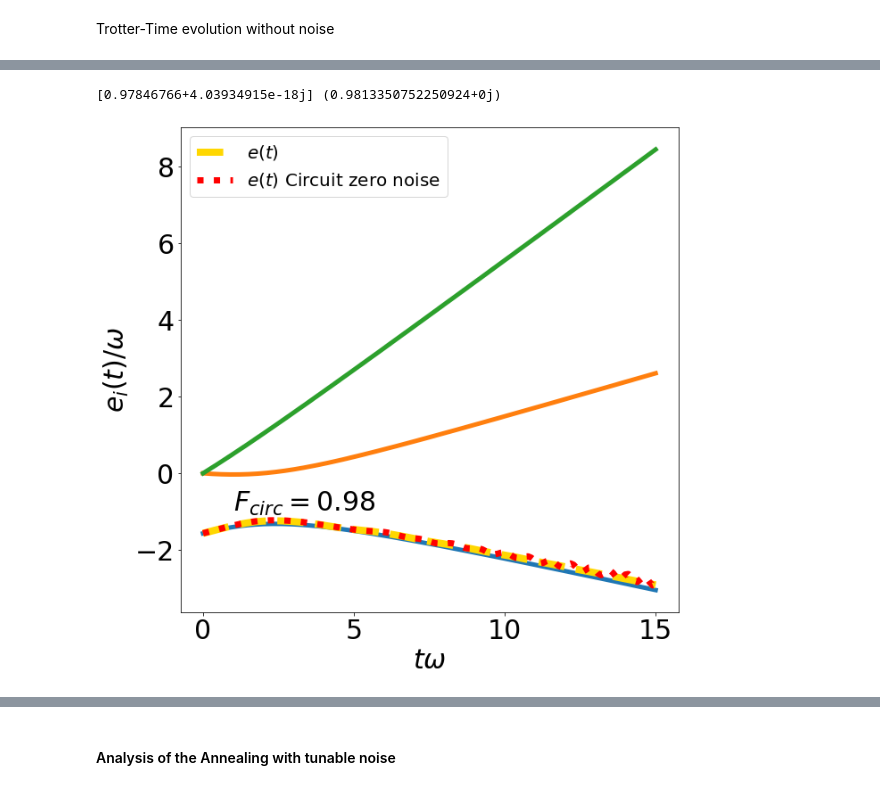
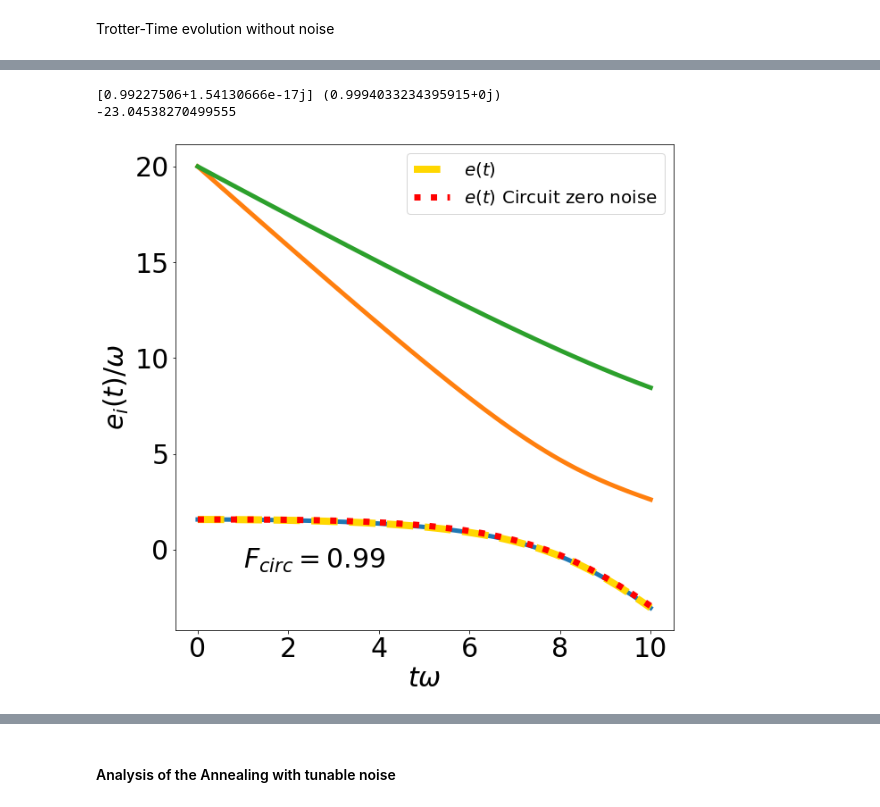
Before and after one commit to emacosta95/2nd_qa4nsm, a Jupyter notebook: ImplementationonQiskit.ipynb, the cells around one changed output, grey strips where cells are left out. Cells and saved outputs as stored; diff of their text form; code cells hidden in the pictures.

```diff
--- a/ImplementationonQiskit.ipynb
+++ b/ImplementationonQiskit.ipynb
@@ -50,8 +49,8 @@ def get_hamiltonian(t_onebody:Dict, n_sites:int):
             Z_tuples.append(("Z", [i], -0.5*t_val))
             I_tuples.append(('I',[i],0.5*t_val))
         else:
-            XX_tuples.append( ("XX", [i, j], 0.5*t_val) )
-            YY_tuples.append(("YY", [i, j], 0.5*t_val) )
+            XX_tuples.append( ("XX", [i, j], 0.25*t_val) )
+            YY_tuples.append(("YY", [i, j], 0.25*t_val) )
 
     # We create the Hamiltonian as a SparsePauliOp, via the method
     # `from_sparse_list`, and multiply by the interaction term.
@@ -127,7 +126,7 @@ print(n_operator.to_matrix())
 # %% [markdown]
 #### Build-up the driver Hamiltonian
 # %%
-coupling_term=-1.5678999999999998
+coupling_term=-18.4321
 Z_tuples=[("Z", [0], -0.5*coupling_term)]
 I_tuples=[('I',[0],0.5*coupling_term)]
 
@@ -181,13 +180,14 @@ Trotter-Time evolution without noise
 # %%
 
 #final_state=Statevector(circuit_opt)
-time_steps=150
-tf=15
+time_steps=100
+tf=10
 time=np.linspace(0,tf,time_steps)
 dt=tf/time_steps
+print(dt)
 #b=0.8
 #h=1-(1+b)*(time/tf)+b*(time/tf)**2
-h=1-time/tf
+driver=1-time/tf
 circuit_time_evolution=QuantumCircuit(hamiltonian_q.num_qubits)
 circuit_time_evolution.x([0]) # initial state
 
@@ -195,7 +195,7 @@ energies_qiskit=np.zeros((time_steps))
 
 
 for n,t in enumerate(time):
-    hamiltonian_t=(h[n])*hamiltonian_driver+(1-h[n])*hamiltonian_q
+    hamiltonian_t=(driver[n])*hamiltonian_driver+(1-driver[n])*hamiltonian_q
     exp_H_t=PauliEvolutionGate(hamiltonian_t,time=dt,synthesis=SuzukiTrotter(order=1))
     #exp_H_t=PauliEvolutionGate(hamiltonian_t,time=dt,synthesis=QDrift(reps=5))
     circuit_time_evolution.append(exp_H_t,range(hamiltonian_q.num_qubits))
@@ -206,7 +206,7 @@ for n,t in enumerate(time):
         final_state=Statevector(circuit_time_evolution).data
         single_particle_vector[a_mb]=final_state[a_mb]
         psi_for_fidelity[a]=final_state[a_mb]
-    energies_qiskit[n]=Statevector(single_particle_vector).expectation_value(hamiltonian_t)
+    energies_qiskit[n]=Statevector(single_particle_vector).expectation_value(hamiltonian_t).real
 
 transpiled_circuit_time_evolution=transpile(circuit_time_evolution.decompose(), optimization_level=3,basis_gates=['cx','s','h','rz','x'])
 final_state=Statevector(circuit_time_evolution)
@@ -226,27 +226,31 @@ energy=data['energy']
 psi=data['psi_exact']
 
 fidelity=data['fidelity']
+
+binding_energy=-20
 # %%
 fidelity_trotter_clean=psi_for_fidelity.conjugate().dot(psi)*np.conjugate(psi_for_fidelity.conjugate().dot(psi))
 print(fidelity_trotter_clean,fidelity)
+print(energy[-1])
 # %% [output]
-[0.97846766+4.03934915e-18j] (0.9813350752250924+0j)
+[0.99227506+1.54130666e-17j] (0.9994033234395915+0j)
+-23.04538270499555
 # %%
 import matplotlib.pyplot as plt
 
 plt.figure(figsize=(10,10))
 for i in range(3):
-    plt.plot(time,spectrum[:,i],linewidth=5)
-plt.plot(time,energy,color='gold',linestyle='--',linewidth=8,label=r'$e(t)$')
-plt.plot(time,energies_qiskit,color='red',linestyle=':',linewidth=7,label=r'$e(t)$ Circuit zero noise')
+    plt.plot(time,spectrum[:,i]-binding_energy,linewidth=5)
+plt.plot(time,energy-binding_energy,color='gold',linestyle='--',linewidth=8,label=r'$e(t)$')
+plt.plot(time,energies_qiskit-binding_energy,color='red',linestyle=':',linewidth=7,label=r'$e(t)$ Circuit zero noise')
 plt.tick_params(labelsize=30)
 plt.xlabel(r'$t\omega$',fontsize=30)
-plt.text(x=1,y=-1.,s=r'$F_{circ}=0.98$',fontsize=30)
+plt.text(x=1,y=-1.,s=r'$F_{circ}=0.99$',fontsize=30)
 plt.ylabel(r'$e_i(t)/\omega$',fontsize=30)
 plt.legend(fontsize=20)
 plt.show()
 # %% [output]
-[figure, old version]
+[figure, new version]
 # %%
 
 print(
```
Also changed, not shown: parts of 33 cells of this notebook, 4 other files.
